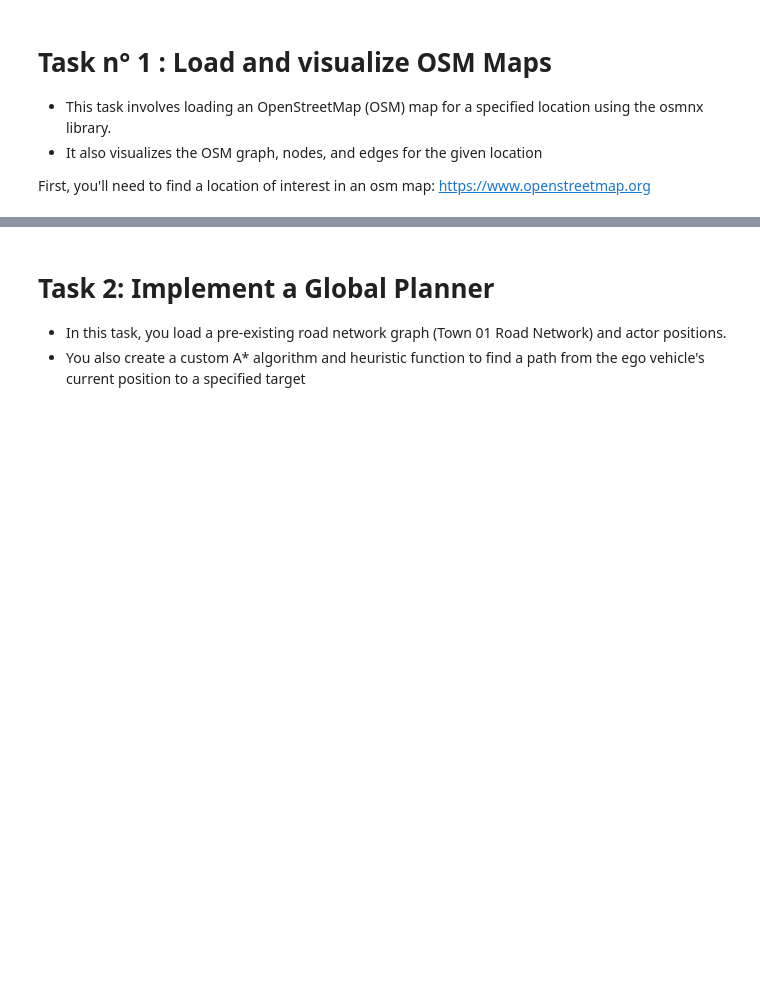
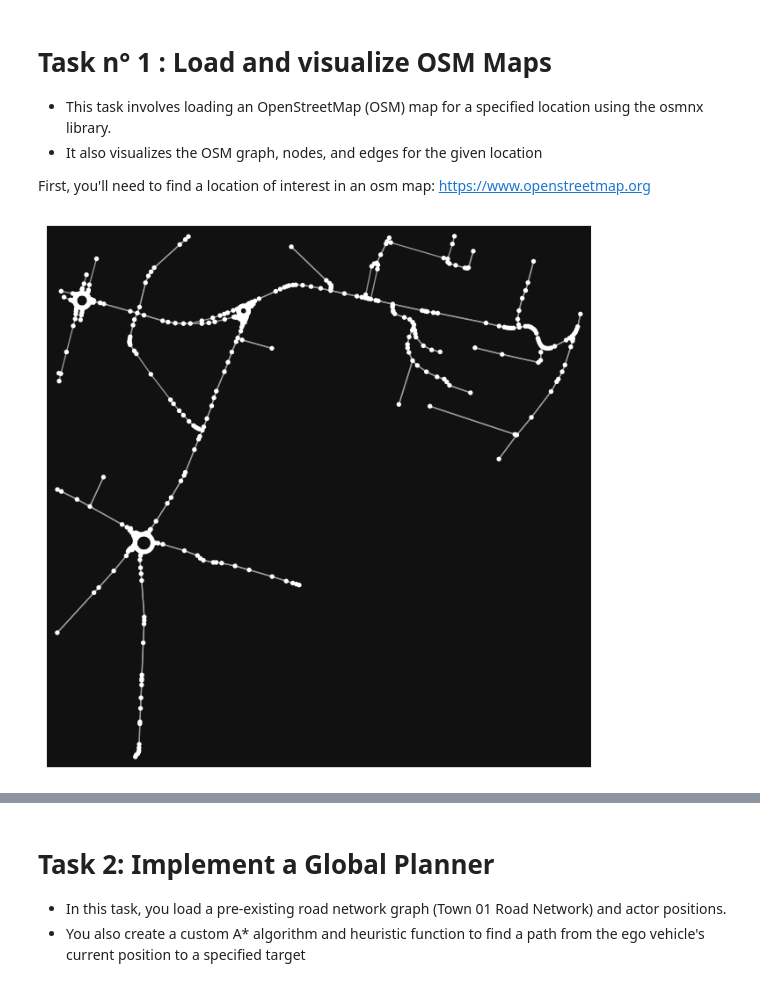
Before and after one commit to ioloizou/autonomous-vehicle, a Jupyter notebook: lab2/lab2.ipynb, the cells around one changed output, grey strips where cells are left out. Cells and saved outputs as stored; diff of their text form; code cells hidden in the pictures; blank space fills up the shorter version.

```diff
--- a/lab2/lab2.ipynb
+++ b/lab2/lab2.ipynb
@@ -17,17 +17,23 @@ First, you'll need to find a location of interest in an osm map: https://www.ope
 # %%
 def create_config():
    # Place you are interested :
     location = (47.2489965, -1.5473425) # Nantes, Ecole Centrale
     mode = "drive"
     ox.config(log_console=False, use_cache=True)
 
-    G_osmnx = ox.graph_from_point(location, dist=500, simplify=False, network_type=mode )
+    G_osmnx = ox.graph_from_point(location,dist=500, simplify=False, network_type=mode )
     return(G_osmnx)
 
 G_osmnx = create_config() # This may take a while the first time
 
 # TODO : Plot the graph and nodes according to the osmnx documentation
 # TIP : You can use the function osmnx.plot.plot_graph()
+
+# Plot the graph
+fig, ax = ox.plot_graph(G_osmnx)
+plt.show()
+# %% [output]
+[figure, added]
 # %%
 # Arbitrary origin and destination
 origin = (round(-1.5562600,6), round(47.2467100,6))
```
Also changed, not shown: parts of 9 cells of this notebook, 2 other files.
